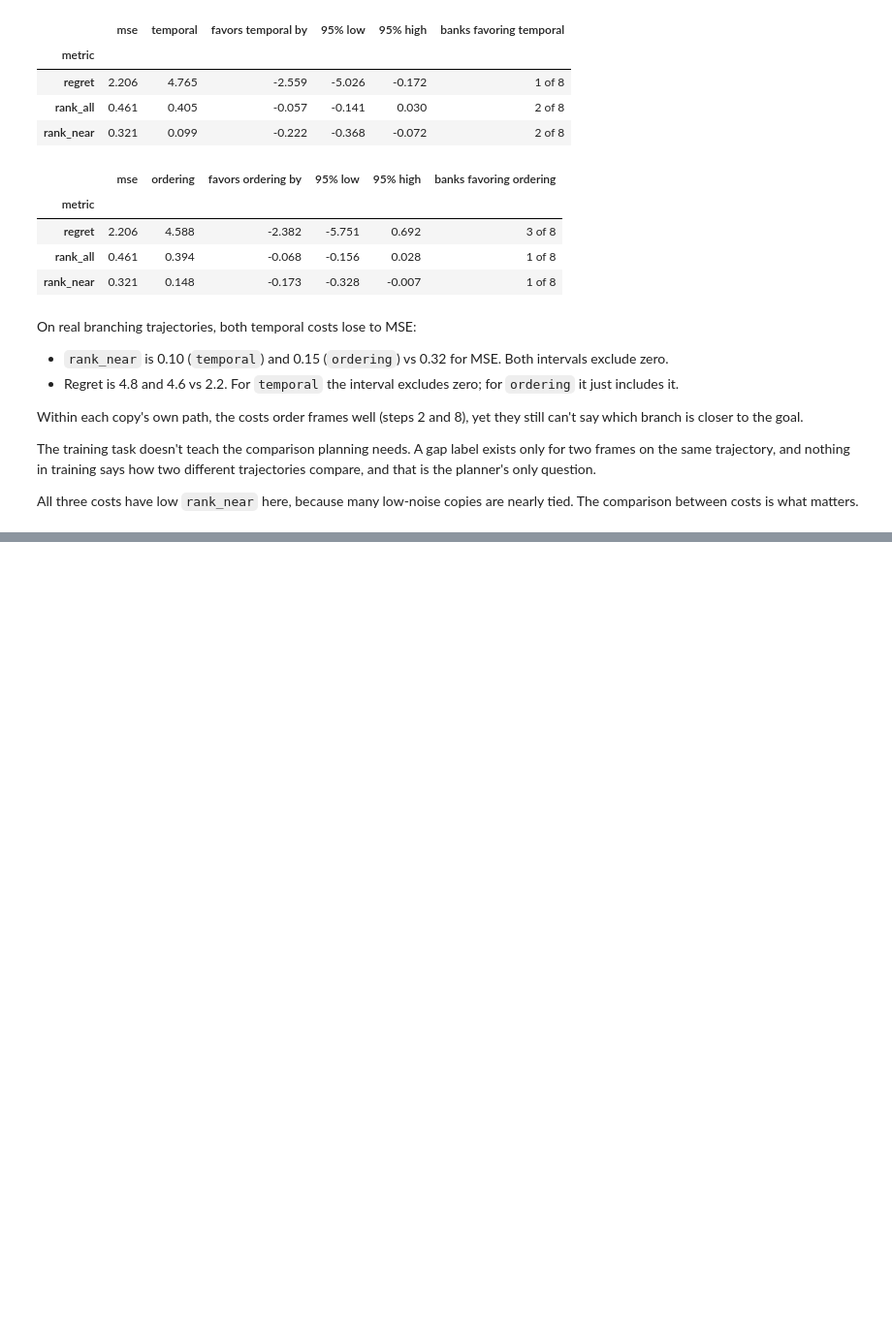
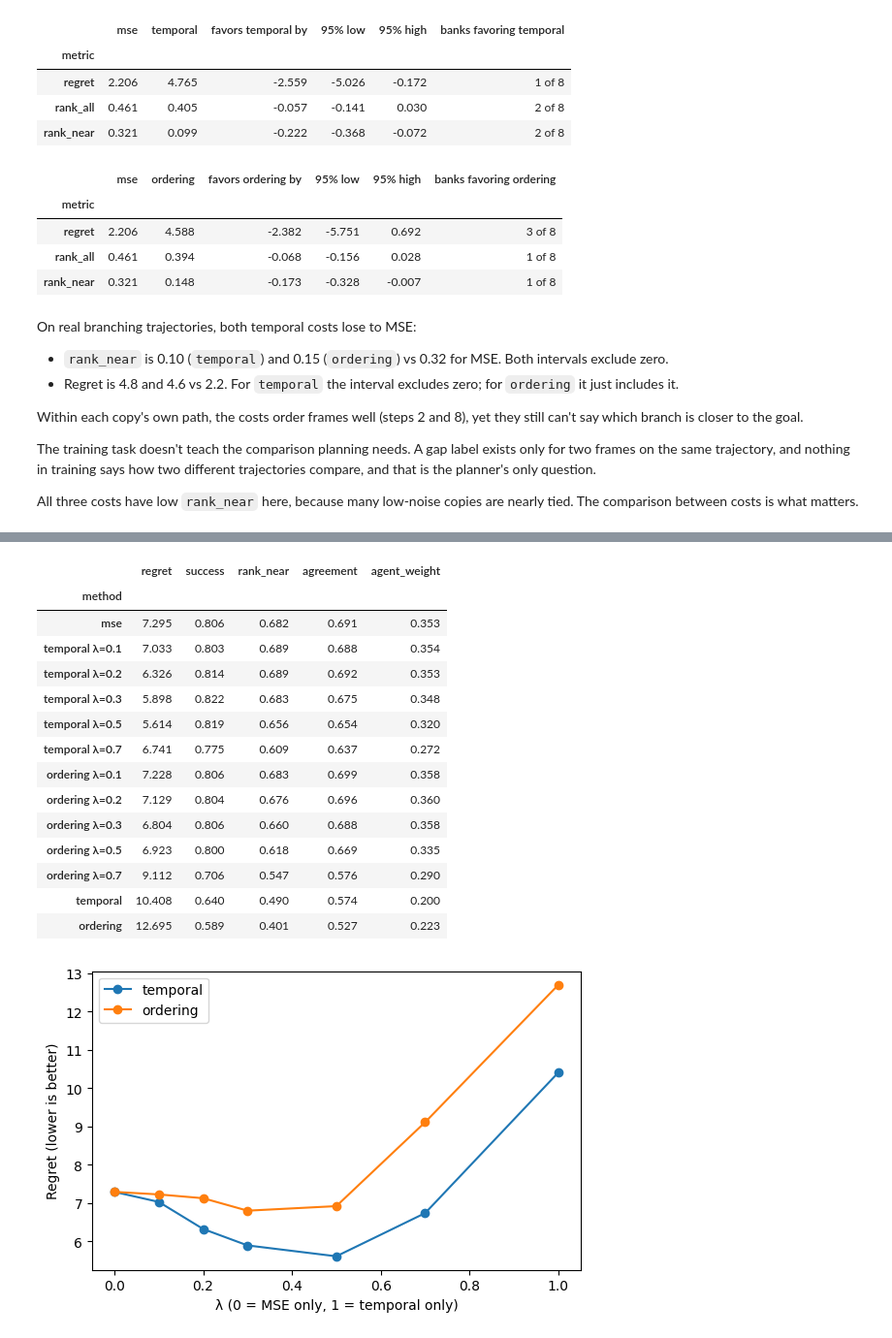
Before and after one commit to AmadeoDeLaVega/JEPA-Planning, a Jupyter notebook: code/debug/temporal_cost.ipynb, the cells around one changed output, grey strips where cells are left out. Shown at 97% size. Drawn from its saved outputs; the diff is of its cells as text; code cells hidden in the pictures; blank space fills up the shorter version.

Commit message:
added and tested blended approach

```diff
--- a/code/debug/temporal_cost.ipynb
+++ b/code/debug/temporal_cost.ipynb
@@ -759,0 +776,49 @@ More tuning of the same objective (data, steps, short-gap weighting) seem unlike
+# %%
+from jepa_planning.temporal_cost import blend_costs
+
+LAMBDAS = [0.1, 0.2, 0.3, 0.5, 0.7]
+blend_rows = []
+for task in tasks:
+    mse = task["costs"]["predicted", "random_agent", "mse"]
+    options = {"mse": mse} | {
+        f"{learned} λ={weight}": blend_costs(mse, task["costs"]["predicted", "random_agent", learned], weight)
+        for learned in ("temporal", "ordering")
+        for weight in LAMBDAS
+    } | {learned: task["costs"]["predicted", "random_agent", learned] for learned in ("temporal", "ordering")}
+    for method, costs in options.items():
+        graded = [
+            grade_photo(costs[:, k], task["poses"], task["agents"], task["goal_pose"], task["photo_agents"]["random_agent"][k])
+            for k in range(costs.shape[1])
+        ]
+        row = pd.DataFrame(graded).mean().to_dict()
+        blend_rows.append({"seed": task["seed"], "task": task["task"], "method": method, "agreement": photo_agreement(costs), **row})
+blends = pd.DataFrame(blend_rows)
+
+order = ["mse"] + [f"{learned} λ={weight}" for learned in ("temporal", "ordering") for weight in LAMBDAS] + ["temporal", "ordering"]
+display(blends.groupby("method")[["regret", "success", "rank_near", "agreement", "agent_weight"]].mean().loc[order].round(3))
+
+figure, axis = plt.subplots(figsize=(6.5, 4))
+for learned in ("temporal", "ordering"):
+    names = ["mse"] + [f"{learned} λ={weight}" for weight in LAMBDAS] + [learned]
+    axis.plot([0] + LAMBDAS + [1], [blends[blends.method == name].regret.mean() for name in names], marker="o", label=learned)
+axis.set_xlabel("λ (0 = MSE only, 1 = temporal only)")
+axis.set_ylabel("Regret (lower is better)")
+axis.legend()
+plt.show()
+# %% [output]
+|  | regret | success | rank_near | agreement | agent_weight |
+| method |  |  |  |  |  |
+| mse | 7.295 | 0.806 | 0.682 | 0.691 | 0.353 |
+| temporal λ=0.1 | 7.033 | 0.803 | 0.689 | 0.688 | 0.354 |
+| temporal λ=0.2 | 6.326 | 0.814 | 0.689 | 0.692 | 0.353 |
+| temporal λ=0.3 | 5.898 | 0.822 | 0.683 | 0.675 | 0.348 |
+| temporal λ=0.5 | 5.614 | 0.819 | 0.656 | 0.654 | 0.320 |
+| temporal λ=0.7 | 6.741 | 0.775 | 0.609 | 0.637 | 0.272 |
+| ordering λ=0.1 | 7.228 | 0.806 | 0.683 | 0.699 | 0.358 |
+| ordering λ=0.2 | 7.129 | 0.804 | 0.676 | 0.696 | 0.360 |
+| ordering λ=0.3 | 6.804 | 0.806 | 0.660 | 0.688 | 0.358 |
+| ordering λ=0.5 | 6.923 | 0.800 | 0.618 | 0.669 | 0.335 |
+| ordering λ=0.7 | 9.112 | 0.706 | 0.547 | 0.576 | 0.290 |
+| temporal | 10.408 | 0.640 | 0.490 | 0.574 | 0.200 |
+| ordering | 12.695 | 0.589 | 0.401 | 0.527 | 0.223 |
+[figure, added]
```
Also changed, not shown: parts of 5 cells of this notebook, 3 other files.
